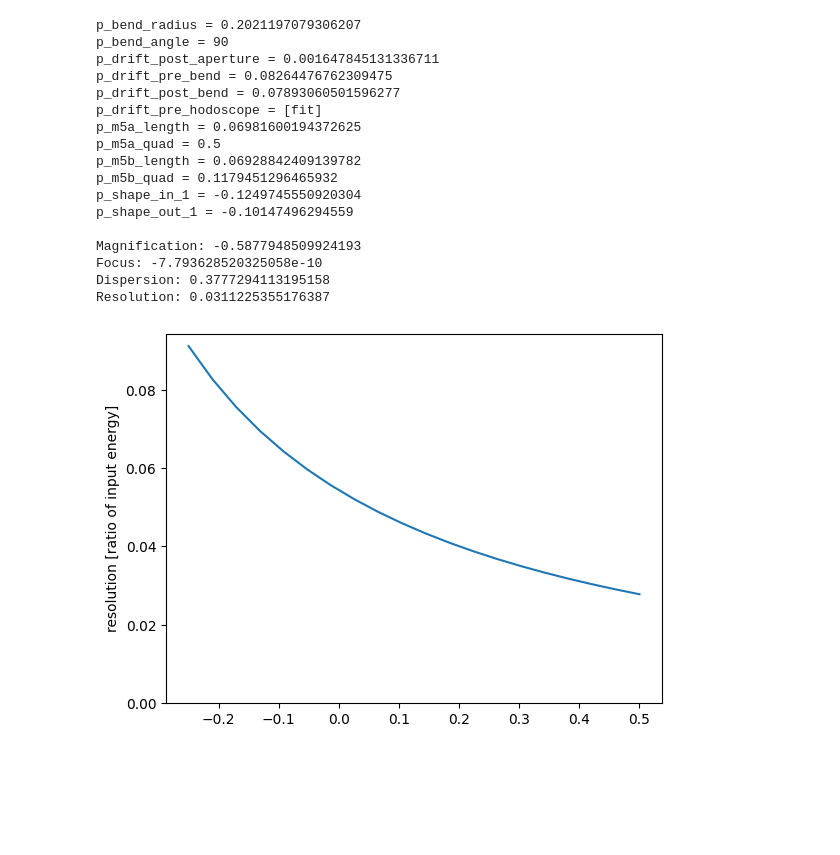
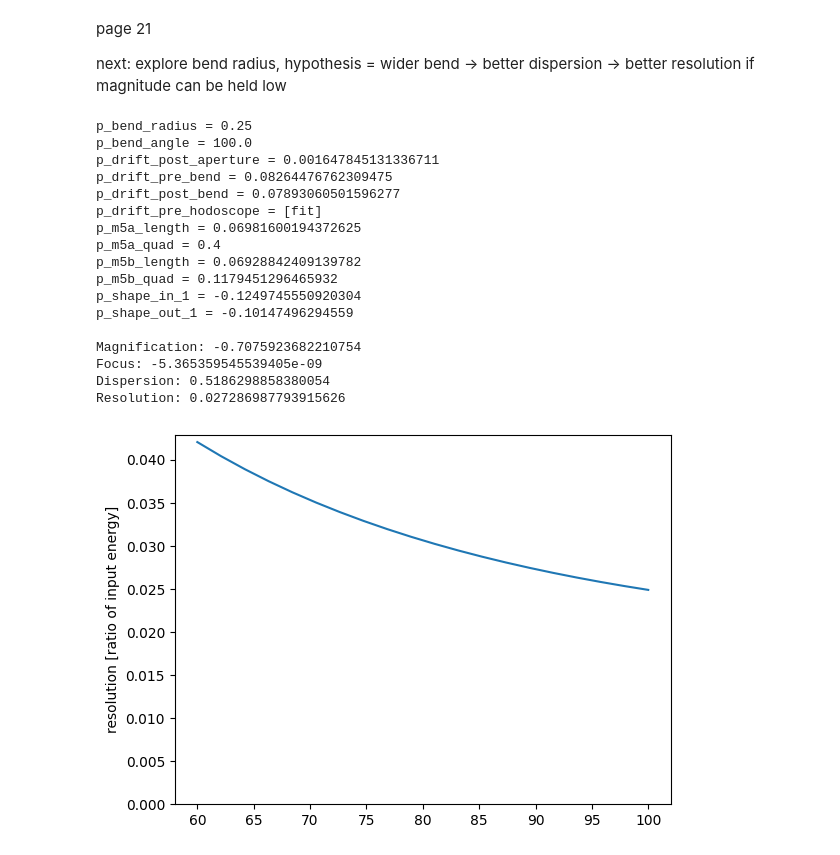
Before and after one commit to SciDev5/magnetic_recoil_spectrometer_tools, a Jupyter notebook: optimizing_magnets.ipynb, the cells around one changed output. Cells and saved outputs as stored; diff of their text form; code cells hidden in the pictures; blank space fills up the shorter version.

```diff
--- a/optimizing_magnets.ipynb
+++ b/optimizing_magnets.ipynb
@@ -1,3 +1,7 @@
+# %% [markdown]
+page 21
+
+next: explore bend radius, hypothesis = wider bend -> better dispersion -> better resolution if magnitude can be held low
 # %%
 from mrs_ion_optics import gen_charictaristic_rays, MRSIonOptics
 import mrs_ion_optics as K
@@ -11,54 +15,61 @@ R_APERTURE = 0.01
 
 sess = (
     MRSIonOptics()
-    # .set_parameter(K.K_p_m5a_quad, 0.5)
+    .set_parameter(K.K_p_m5a_quad, 0.4)
     # .set_parameter(K.K_p_m5a_length, 0.05)
     # .set_parameter(K.K_p_drift_pre_bend, 0.05)
     # .set_parameter(K.K_p_drift_post_bend, 0.05)
     # .set_parameter(K.K_p_m5b_quad, -0.03)
     # .set_parameter(K.K_p_m5b_length, 0.2)
-    .set_parameter(K.K_p_bend_angle, 90)
+    # .set_parameter(K.K_p_bend_angle, 90)
+    .set_parameter(K.K_p_bend_radius, 0.25)
     .config_fit([K.K_p_drift_pre_hodoscope])
     .config_order(1)
     .config_vis_lab_coordinates(False)
     .config_outputs(["ME(1,1)","ME(1,2)","ME(1,6)"])
     .set_rays(gen_charictaristic_rays(R_FOIL, L_DRIFT, R_APERTURE, n=3), color=6)
     .add_rays(gen_charictaristic_rays(R_FOIL, L_DRIFT, R_APERTURE, n=3,energy=-0.02), color=3)
     .add_rays(gen_charictaristic_rays(R_FOIL, L_DRIFT, R_APERTURE, n=3,energy=0.02), color=2)
 )
 
-X = np.linspace(-0.25,0.5,20)
-V = np.array([sess.set_parameter(K.K_p_m5a_quad,x).exec()[1] for x in X])
+# X = np.linspace(-0.25,0.5,20)
+# V = np.array([sess.set_parameter(K.K_p_m5a_quad,x).exec()[1] for x in X])
+# X = np.linspace(0.05,0.8,20)
+# V = np.array([sess.set_parameter(K.K_p_bend_radius,x).exec()[1] for x in X])
+X = np.linspace(60,100,20)
+V = np.array([sess.set_parameter(K.K_p_bend_angle,x).exec()[1] for x in X])
 plt.plot(X, np.abs(2*R_APERTURE*V[:, 0] / V[:, 2]))
 plt.ylim(bottom = 0)
 plt.ylabel("resolution [ratio of input energy]")
 
 sess.print_params()
 print()
 
-outputs, _ = sess.set_parameter(K.K_p_m5a_quad, 0.4).exec_fit()
+# outputs, _ = sess.set_parameter(K.K_p_m5a_quad, 0.4).exec_fit()
+# outputs, _ = sess.set_parameter(K.K_p_bend_radius, 0.25).exec_fit()
+outputs, _ = sess.set_parameter(K.K_p_bend_angle, 90).exec_fit()
 print("Magnification:", outputs[0])
 print("Focus:", outputs[1])
 print("Dispersion:", outputs[2])
 print("Resolution:", abs(2 * R_APERTURE * outputs[0] / outputs[2]))
 for svg_data in sess.exec_svg():
     display_svg(SVG(data=svg_data))
 # %% [output]
-p_bend_radius = 0.2021197079306207
-p_bend_angle = 90
+p_bend_radius = 0.25
+p_bend_angle = 100.0
 p_drift_post_aperture = 0.001647845131336711
 p_drift_pre_bend = 0.08264476762309475
 p_drift_post_bend = 0.07893060501596277
 p_drift_pre_hodoscope = [fit]
 p_m5a_length = 0.06981600194372625
-p_m5a_quad = 0.5
+p_m5a_quad = 0.4
 p_m5b_length = 0.06928842409139782
 p_m5b_quad = 0.1179451296465932
 p_shape_in_1 = -0.1249745550920304
 p_shape_out_1 = -0.10147496294559
 
-Magnification: -0.5877948509924193
-Focus: -7.793628520325058e-10
-Dispersion: 0.3777294113195158
-Resolution: 0.0311225355176387
+Magnification: -0.7075923682210754
+Focus: -5.365359545539405e-09
+Dispersion: 0.5186298858380054
+Resolution: 0.027286987793915626
-[figure, old version]
+[figure, new version]
```
Also changed, not shown: parts of 3 cells of this notebook, 2 other files.
